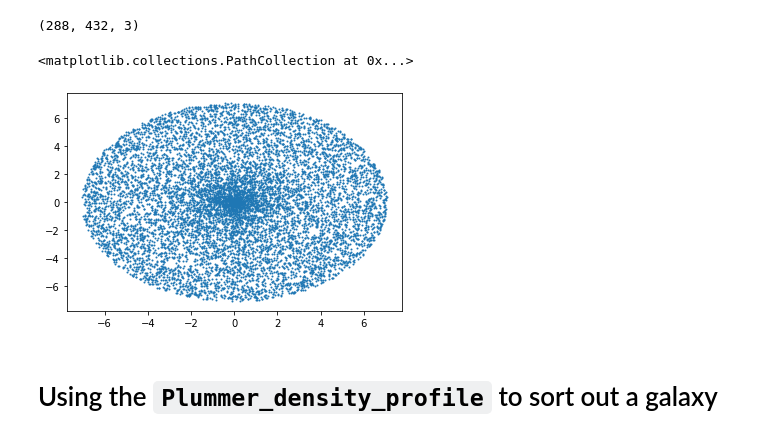
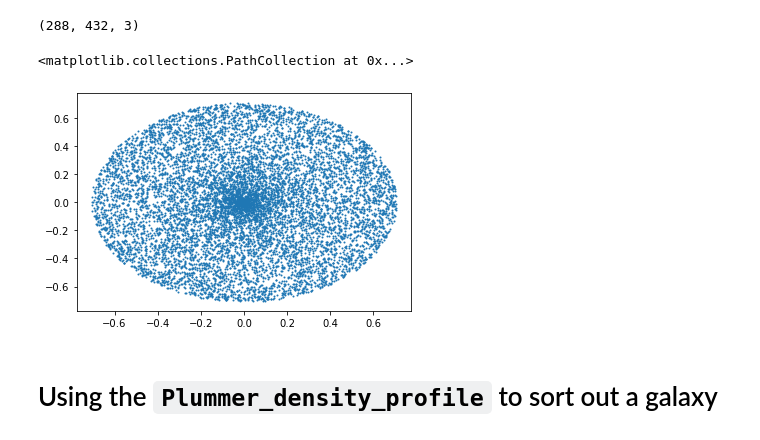
Before and after one commit to Astrojigs/Orbital-simulations, a Jupyter notebook: Barnes-hut Algorithm Animations.ipynb, the cells around one changed output. Saved outputs shown, nothing was run; the diff lists cells and outputs as text; code cells hidden in the pictures.

```diff
--- a/Barnes-hut Algorithm Animations.ipynb
+++ b/Barnes-hut Algorithm Animations.ipynb
@@ -806,12 +810,12 @@ def plummer_density_profile_with_mass(n, r_scale, mass,G, center=(0, 0)):
     vy = -1 * v_circ * np.cos(theta)
     return x, y, vx, vy
 # %%
-x,y,vx,vy= plummer_density_profile(10000,10)
+x,y,vx,vy= plummer_density_profile(10000,1)
 
 plt.scatter(x,y,s=1)
 # %% [output]
 <matplotlib.collections.PathCollection at 0x...>
-[figure, old version]
+[figure, new version]
 # %% [markdown]
 # Using the `Plummer_density_profile` to sort out a galaxy
 # %% [markdown]
```
Also changed, not shown: parts of 4 cells of this notebook, 3 other files.
